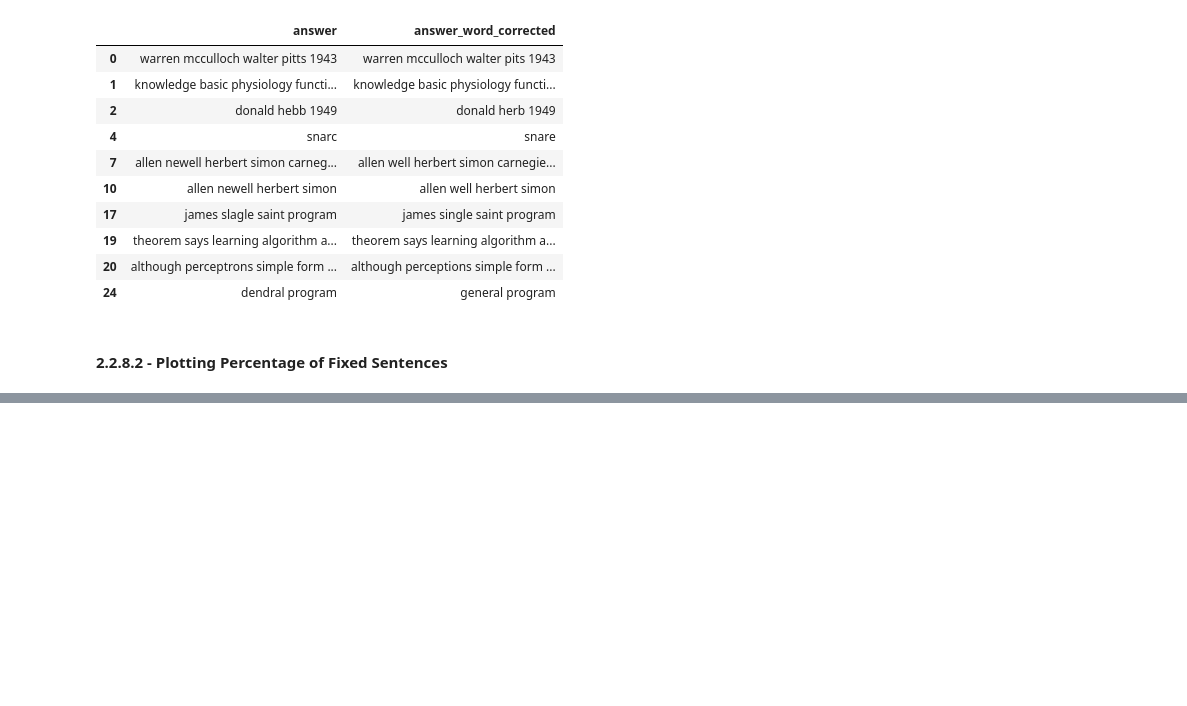
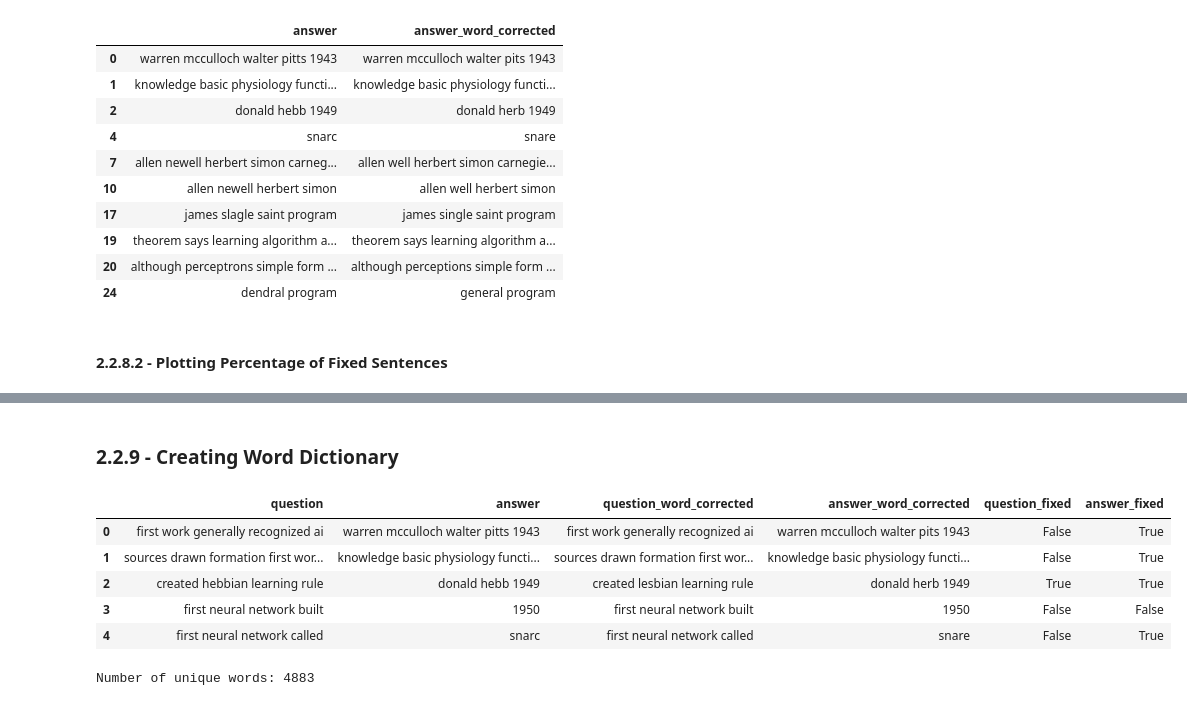
Before and after one commit to NLP-ChatBot/ChatBot, a Jupyter notebook: notebooks/notebook_colab_chatbot.ipynb, the cells around one changed output, grey strips where cells are left out. Cells and saved outputs as stored; diff of their text form; code cells hidden in the pictures; blank space fills up the shorter version.

Commit message:
update (analysis): creating word dict of text dataset

```diff
--- a/notebooks/notebook_colab_chatbot.ipynb
+++ b/notebooks/notebook_colab_chatbot.ipynb
@@ -311,0 +314,2 @@ plt.show()
+# %% [markdown]
+### 2.2.9 - Creating Word Dictionary
@@ -311,0 +318,19 @@ plt.show()
+# %%
+data_frame_cleaned_1.head()
+# %% [output]
+|  | question | answer | question_word_corrected | answer_word_corrected | question_fixed | answer_fixed |
+| 0 | first work generally recognized ai | warren mcculloch walter pitts 1943 | first work generally recognized ai | warren mcculloch walter pits 1943 | False | True |
+| 1 | sources drawn formation first wor... | knowledge basic physiology functi... | sources drawn formation first wor... | knowledge basic physiology functi... | False | True |
+| 2 | created hebbian learning rule | donald hebb 1949 | created lesbian learning rule | donald herb 1949 | True | True |
+| 3 | first neural network built | 1950 | first neural network built | 1950 | False | False |
+| 4 | first neural network called | snarc | first neural network called | snare | False | True |
+# %%
+for index in range(data_frame_cleaned_1.shape[0]):
+    question_data, answer_data = data_frame_cleaned_1.iloc[index, 0:2]
+    for word in set(question_data.split(' ') + answer_data.split(' ')):
+        if word != '':
+            unique_words.append(word)
+unique_words = set(unique_words)
+print(f'Number of unique words: {len(unique_words)}')
+# %% [output]
+Number of unique words: 4883
```
Also changed, not shown: parts of 11 cells of this notebook.
